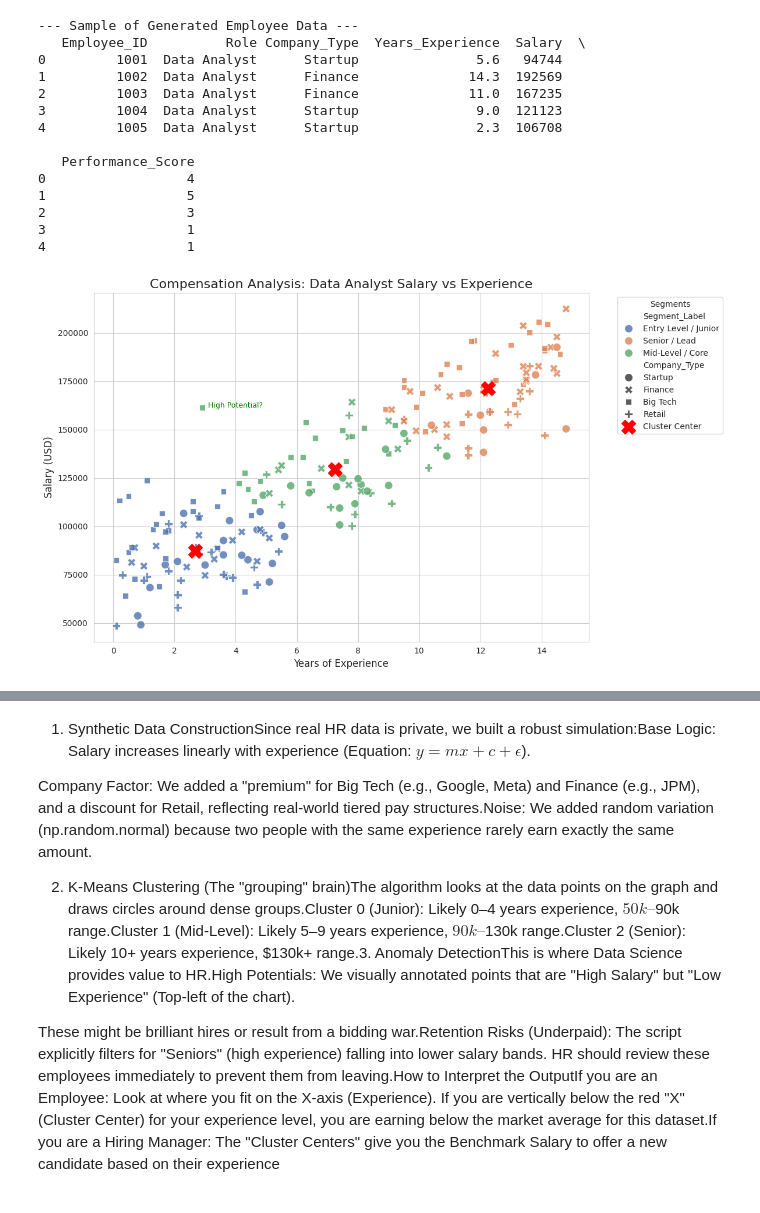
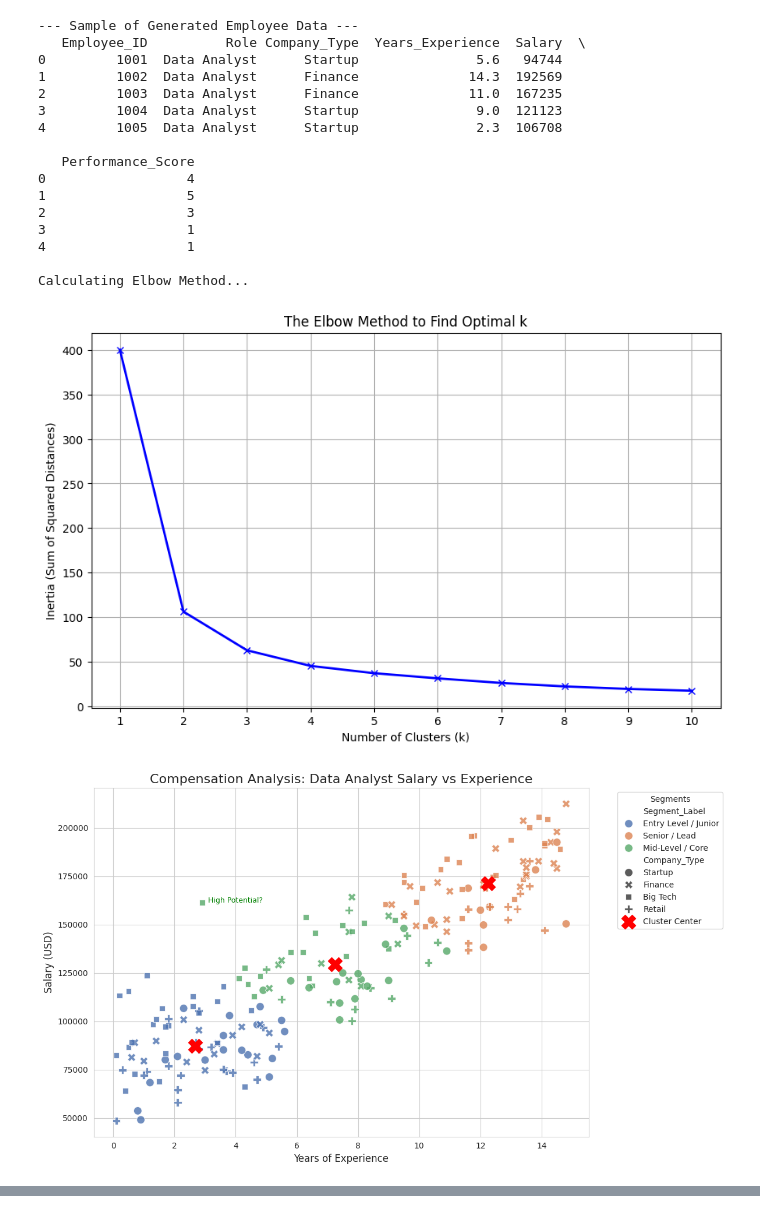
Before and after one commit to PareenitaShirsath/BE-SEM-VIII, a Jupyter notebook: AIFBA/AIFBA EXP 3/AIFBAEXP3.ipynb, the cells around one changed output, grey strips where cells are left out. Cells and saved outputs as stored; diff of their text form; code cells hidden in the pictures.

```diff
--- a/AIFBA/AIFBA EXP 3/AIFBAEXP3.ipynb
+++ b/AIFBA/AIFBA EXP 3/AIFBAEXP3.ipynb
@@ -20,7 +24,6 @@ experience = np.random.uniform(0, 15, n_employees)
 salary = 60000 + (experience * 8000) + np.random.normal(0, 15000, n_employees)
 
 # Add "Company Type" factor
-# Tech companies pay more; Startups vary wildly
 company_types = np.random.choice(['Big Tech', 'Finance', 'Startup', 'Retail'], n_employees)
 company_bonus = np.array([20000 if c == 'Big Tech' else
                           15000 if c == 'Finance' else
@@ -56,9 +59,34 @@ scaler = StandardScaler()
 X_scaled = scaler.fit_transform(X)
 
 # ==========================================
-# 3. K-Means Clustering
+# 3. The Elbow Method (Find Optimal k)
 # ==========================================
-# We use K=3 to find: Junior, Mid-Level, and Senior bands
+# This calculates inertia for k=1 to k=10 to visualize the "Elbow"
+inertia = []
+K_range = range(1, 11)
+
+print("\nCalculating Elbow Method...")
+
+for k in K_range:
+    kmeans_test = KMeans(n_clusters=k, random_state=42, n_init=10)
+    kmeans_test.fit(X_scaled)
+    inertia.append(kmeans_test.inertia_)
+
+# Plot the Elbow Graph
+plt.figure(figsize=(10, 6))
+plt.plot(K_range, inertia, marker='x', linewidth=2, color='blue')
+plt.title('The Elbow Method to Find Optimal k')
+plt.xlabel('Number of Clusters (k)')
+plt.ylabel('Inertia (Sum of Squared Distances)')
+plt.xticks(K_range)
+plt.grid(True)
+plt.show()
+# NOTE: The script will pause here until you close the plot window.
+
+# ==========================================
+# 4. K-Means Clustering (Applying Optimal k)
+# ==========================================
+# Based on the Elbow plot, we see the bend at k=3
 kmeans = KMeans(n_clusters=3, random_state=42, n_init=10)
 df['Cluster'] = kmeans.fit_predict(X_scaled)
 
@@ -73,7 +101,7 @@ for i, (cluster_id, _) in enumerate(stats.items()):
 df['Segment_Label'] = df['Cluster'].map(cluster_map)
 
 # ==========================================
-# 4. Visualization
+# 5. Visualization (Final Results)
 # ==========================================
 plt.figure(figsize=(12, 7))
 sns.set_style("whitegrid")
@@ -102,43 +130,44 @@ plt.legend(bbox_to_anchor=(1.05, 1), loc='upper left', title="Segments")
 plt.tight_layout()
 
 # Label "Outliers" (High Pay, Low Exp)
-# Identify people earning > 130k with < 5 years exp
 high_potentials = df[(df['Salary'] > 130000) & (df['Years_Experience'] < 5)]
 for _, row in high_potentials.iterrows():
     plt.text(row['Years_Experience']+0.2, row['Salary'], f"High Potential?", fontsize=9, color='green')
 
-
 plt.show()
 
 # ==========================================
-# 5. Insight Report
+# 6. Insight Report
 # ==========================================
 print("\n--- Market Segment Analysis ---")
 summary = df.groupby('Segment_Label')[['Years_Experience', 'Salary']].mean().round(1)
 print(summary)
 
 print("\n--- Anomaly Detection (Underpaid Seniors) ---")
 # Logic: Experience > 8 years but Salary < 100k
 underpaid = df[(df['Years_Experience'] > 8) & (df['Salary'] < 100000)]
 print(f"Found {len(underpaid)} potentially underpaid senior employees.")
 if not underpaid.empty:
     print(underpaid[['Employee_ID', 'Company_Type', 'Years_Experience', 'Salary']].head())
 # %% [output]
 --- Sample of Generated Employee Data ---
    Employee_ID          Role Company_Type  Years_Experience  Salary  \
 0         1001  Data Analyst      Startup               5.6   94744
 1         1002  Data Analyst      Finance              14.3  192569
 2         1003  Data Analyst      Finance              11.0  167235
 3         1004  Data Analyst      Startup               9.0  121123
 4         1005  Data Analyst      Startup               2.3  106708
 
    Performance_Score
 0                  4
 1                  5
 2                  3
 3                  1
 4                  1
+
+Calculating Elbow Method...
-[figure, old version]
+[figure, new version]
+[figure, added]
 --- Market Segment Analysis ---
                       Years_Experience    Salary
 Segment_Label
@@ -148,11 +177,3 @@ Senior / Lead                     12.3  171366.4
 
 --- Anomaly Detection (Underpaid Seniors) ---
 Found 0 potentially underpaid senior employees.
-# %% [markdown]
-1. Synthetic Data ConstructionSince real HR data is private, we built a robust simulation:Base Logic: Salary increases linearly with experience (Equation: $y = mx + c + \epsilon$).
-
-Company Factor: We added a "premium" for Big Tech (e.g., Google, Meta) and Finance (e.g., JPM), and a discount for Retail, reflecting real-world tiered pay structures.Noise: We added random variation (np.random.normal) because two people with the same experience rarely earn exactly the same amount.
-
-2. K-Means Clustering (The "grouping" brain)The algorithm looks at the data points on the graph and draws circles around dense groups.Cluster 0 (Junior): Likely 0–4 years experience, $50k–$90k range.Cluster 1 (Mid-Level): Likely 5–9 years experience, $90k–$130k range.Cluster 2 (Senior): Likely 10+ years experience, $130k+ range.3. Anomaly DetectionThis is where Data Science provides value to HR.High Potentials: We visually annotated points that are "High Salary" but "Low Experience" (Top-left of the chart).
-
-These might be brilliant hires or result from a bidding war.Retention Risks (Underpaid): The script explicitly filters for "Seniors" (high experience) falling into lower salary bands. HR should review these employees immediately to prevent them from leaving.How to Interpret the OutputIf you are an Employee: Look at where you fit on the X-axis (Experience). If you are vertically below the red "X" (Cluster Center) for your experience level, you are earning below the market average for this dataset.If you are a Hiring Manager: The "Cluster Centers" give you the Benchmark Salary to offer a new candidate based on their experience
```
Also changed, not shown: parts of 1 cell of this notebook.
